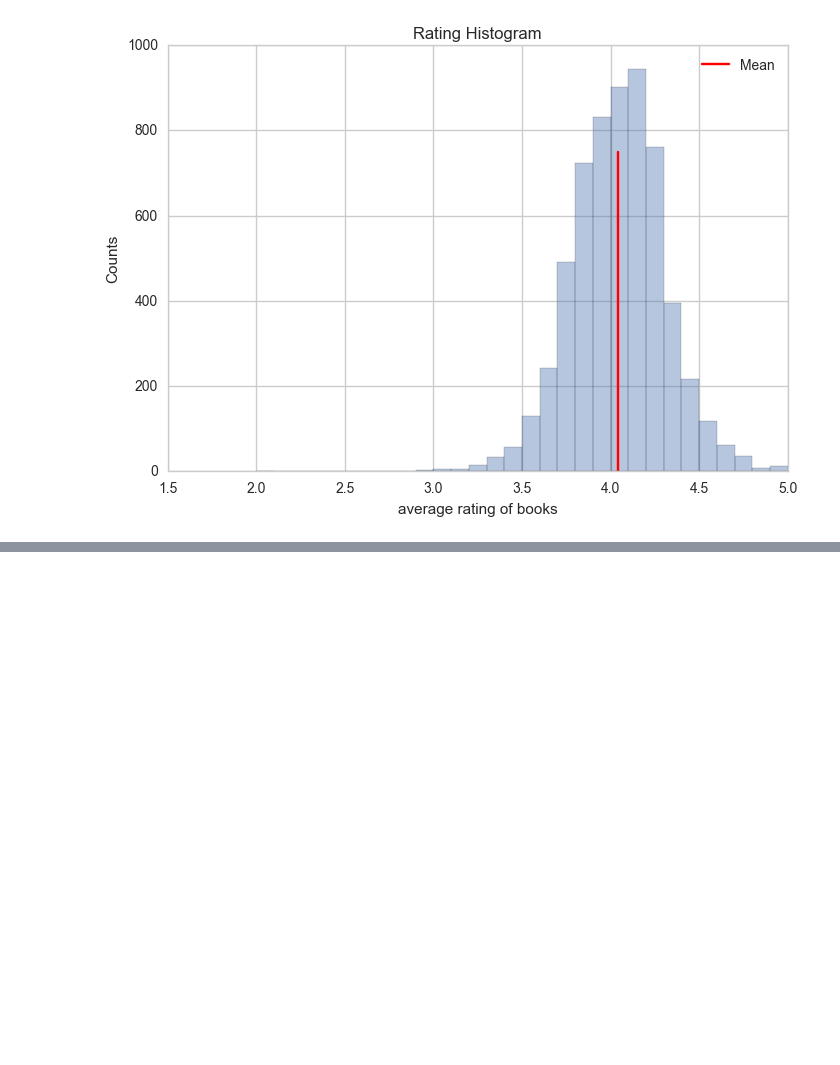
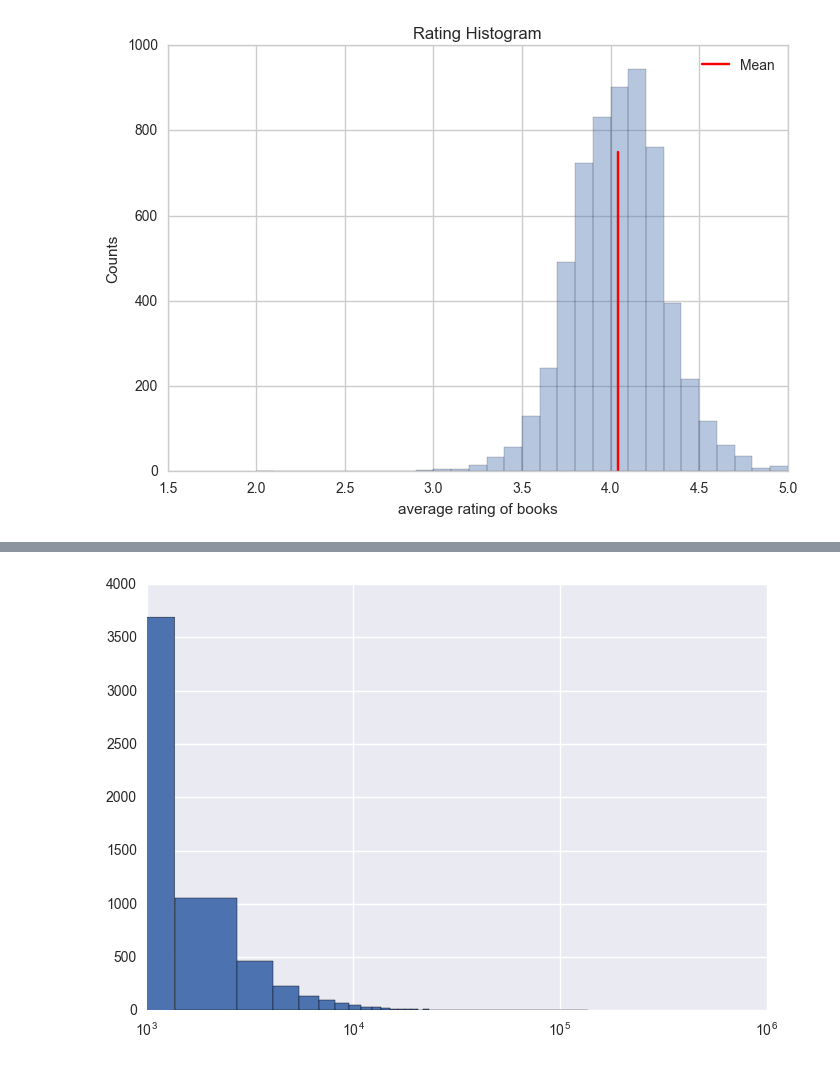
Before and after one commit to xiayeqianfeng/housework1, a Jupyter notebook: pythonpandas.ipynb, the cells around one changed output, grey strips where cells are left out. Drawn from its saved outputs; the diff is of its cells as text; code cells hidden in the pictures; blank space fills up the shorter version.

```diff
--- a/pythonpandas.ipynb
+++ b/pythonpandas.ipynb
@@ -220,0 +226,5 @@ with sns.axes_style("whitegrid"):
+# %%
+df.review_count.hist(bins=100)
+plt.xscale("log")
+# %% [output]
+[figure, added]
```
Also changed, not shown: parts of 2 cells of this notebook.
